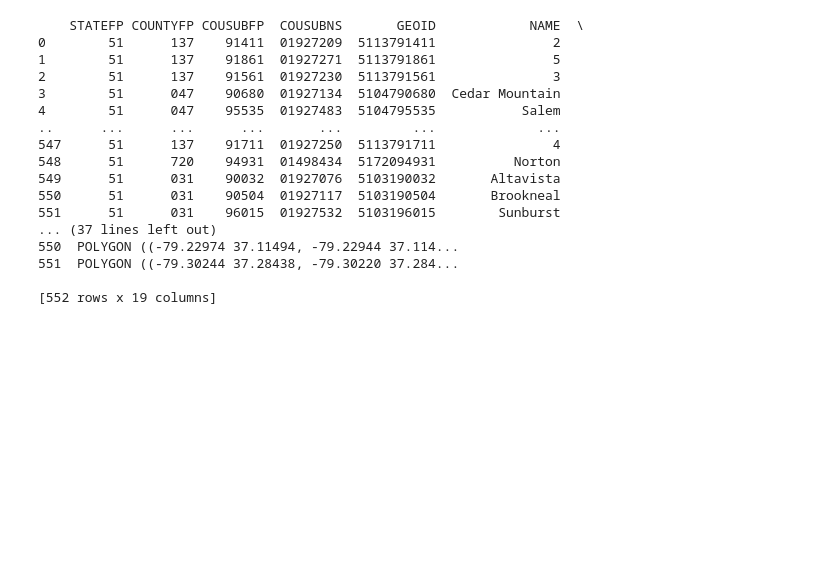
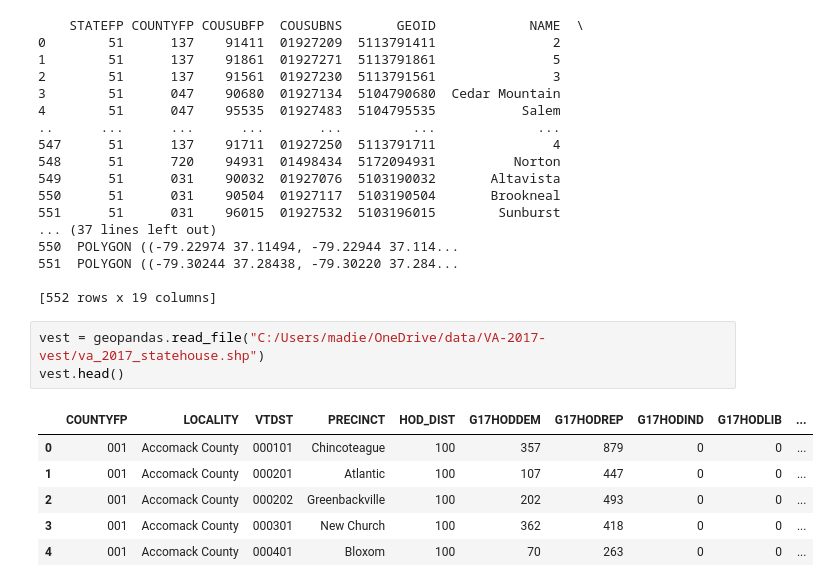
Before and after one commit to madeleinegoertz/ap-research-redistricting, a Jupyter notebook: demographics/blocks2precincts.ipynb, the cells around one changed output. Cells and saved outputs as stored; diff of their text form; blank space fills up the shorter version.

```diff
--- a/demographics/blocks2precincts.ipynb
+++ b/demographics/blocks2precincts.ipynb
@@ -97,3 +127,13 @@ print(va_county_sub)
 551  POLYGON ((-79.30244 37.28438, -79.30220 37.284...
 
 [552 rows x 19 columns]
+# %%
+vest = geopandas.read_file("C:/Users/madie/OneDrive/data/VA-2017-vest/va_2017_statehouse.shp")
+vest.head()
+# %% [output]
+|  | COUNTYFP | LOCALITY | VTDST | PRECINCT | HOD_DIST | G17HODDEM | G17HODREP | G17HODIND | G17HODLIB | ... |
+| 0 | 001 | Accomack County | 000101 | Chincoteague | 100 | 357 | 879 | 0 | 0 | ... |
+| 1 | 001 | Accomack County | 000201 | Atlantic | 100 | 107 | 447 | 0 | 0 | ... |
+| 2 | 001 | Accomack County | 000202 | Greenbackville | 100 | 202 | 493 | 0 | 0 | ... |
+| 3 | 001 | Accomack County | 000301 | New Church | 100 | 362 | 418 | 0 | 0 | ... |
+| 4 | 001 | Accomack County | 000401 | Bloxom | 100 | 70 | 263 | 0 | 0 | ... |
```
Also changed, not shown: parts of 13 cells of this notebook, 3 other files.
